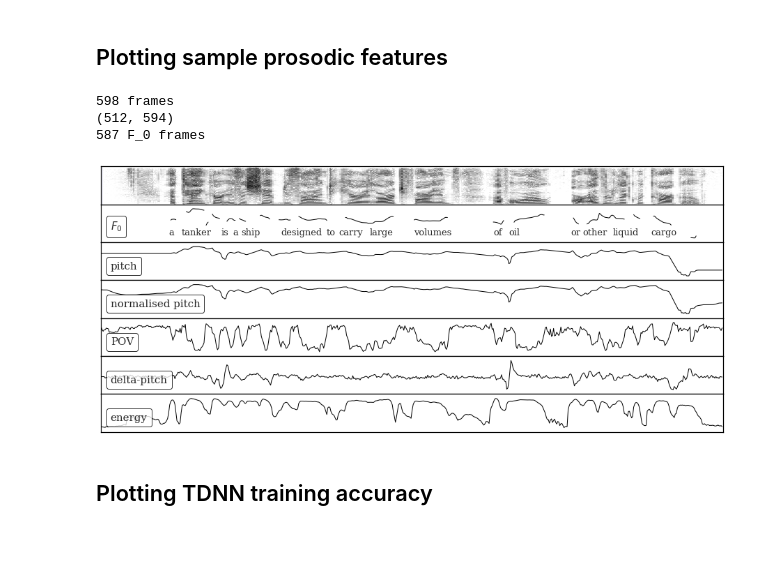
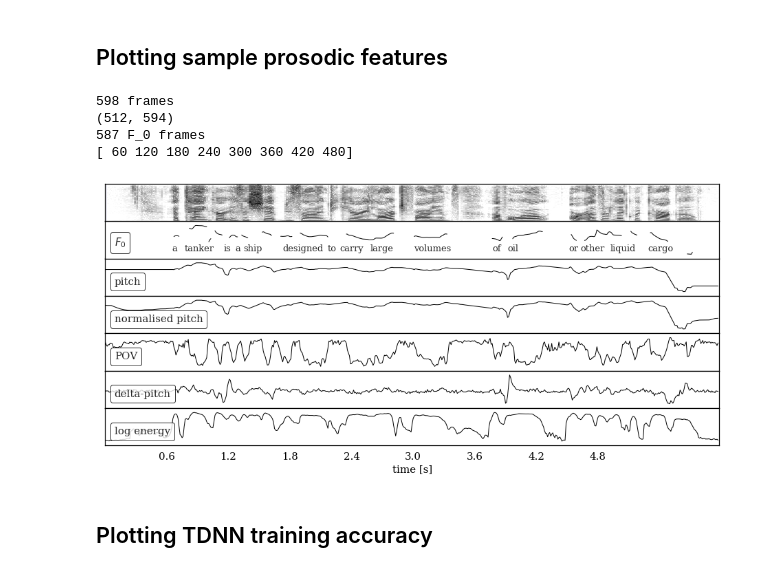
Before and after one commit to samsucik/prosodic-lid-globalphone-dissertation, a Jupyter notebook: graphing/Graphing.ipynb, the cells around one changed output. Saved outputs shown, nothing was run; the diff lists cells and outputs as text; code cells hidden in the pictures; blank space fills up the shorter version.

```diff
--- a/graphing/Graphing.ipynb
+++ b/graphing/Graphing.ipynb
@@ -302,7 +299,7 @@ snd = parselmouth.Sound("data/LDC93S6A.wav")
 # pov,pitch,delta-pitch,raw-log-pitch,energy,vad
 columns = list(df.columns)
 columns = ["raw-log-pitch", "pitch", "pov", "delta-pitch", "energy"]
-labels = ["pitch", "normalised pitch", "POV", "delta-pitch", "energy"]
+labels = ["pitch", "normalised pitch", "POV", "delta-pitch", "log energy"]
 n_rows = len(columns) + 2
 n_frames = df.shape[0]
 print("{} frames".format(n_frames))
@@ -361,34 +358,43 @@ for i, col in enumerate(columns):
         }]
     maximum = df[col].max()
     minimum = df[col].min()
     val_range = maximum - minimum
     ymax = maximum + v_margin*val_range
     ymin = minimum - v_margin*val_range
 
     ax = axs[i+2]
     fig = graphing.plot_linear(data_line, use_legend=True, legend_loc=3, fig=fig, drawLegendLines=False,
                       ax=ax, linewidth=1.0, markersize=0, tight_layout=False, ymin=ymin, ymax=ymax)
     ax.set_xlim(left=0, right=n_frames)
 
 # Disable axis ticks
 for ax in axs:
     ax.get_yaxis().set_visible(False)
     ax.get_xaxis().set_visible(False)
 
 # Word annotation
 words = ["a", "tanker", "is", "a", "ship", "designed", "to", "carry",
          "large", "volumes", "of", "oil", "or", "other", "liquid", "cargo"]
 word_points = [65, 77, 115, 126, 134, 172, 215, 227, 256, 298, 374, 389, 448, 459, 488, 524]
 for word, x in zip(words, word_points):
     axs[1].text(x + 0.01*(x-word_points[0]), 100, word, fontsize=13)
 
+ticks = np.array(range(1,9))*60
+print(ticks)
+tick_labels = ticks/100
+axs[-1].set_xticks(ticks)
+axs[-1].set_xticklabels(tick_labels)
+axs[-1].get_xaxis().set_visible(True)
+axs[-1].set_xlabel("time [s]")
+
 plt.show()
 graphing.save_fig(fig, name="prosody_sample")
 # %% [output]
 598 frames
 (512, 594)
 587 F_0 frames
+[ 60 120 180 240 300 360 420 480]
-[figure, old version]
+[figure, new version]
 # %% [markdown]
 ## Plotting TDNN training accuracy
 # %%
```
Also changed, not shown: parts of 1 cell of this notebook, 4 other files.
